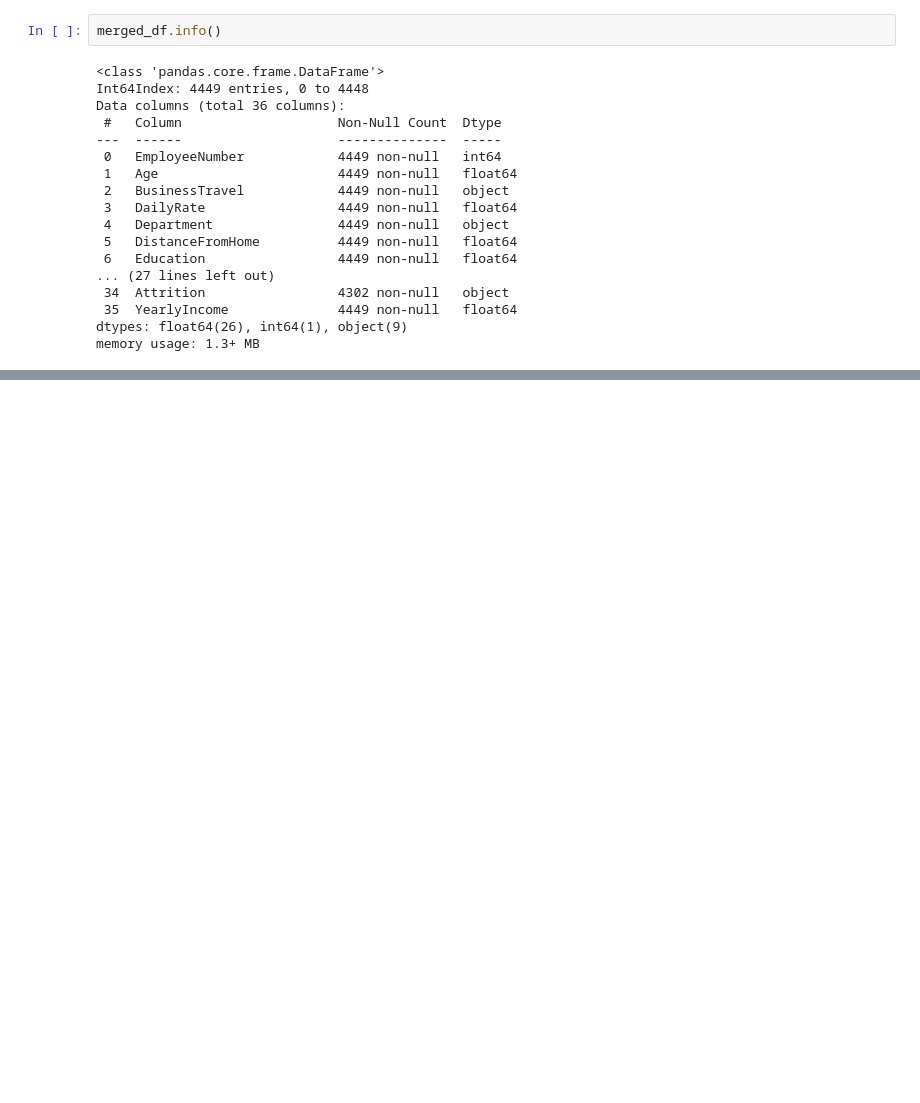
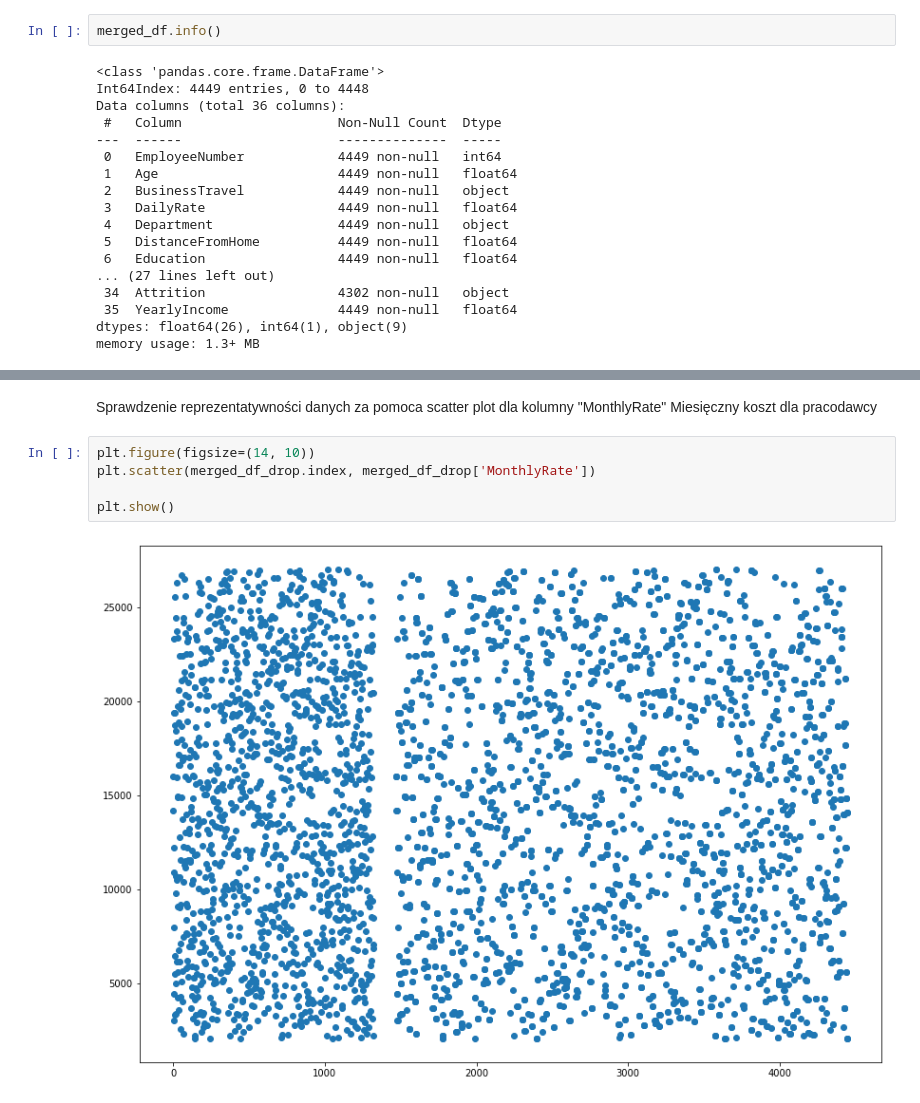
Before and after one commit to jumikao/Personal_Income_Analysis_ver2, a Jupyter notebook: ProjektKlasyfikacjaMARTA.ipynb, the cells around one changed output, grey strips where cells are left out. Saved outputs shown, nothing was run; the diff lists cells and outputs as text; blank space fills up the shorter version.

```diff
--- a/ProjektKlasyfikacjaMARTA.ipynb
+++ b/ProjektKlasyfikacjaMARTA.ipynb
@@ -216,0 +358,10 @@ memory usage: 1.3+ MB
+# %% [markdown]
+Sprawdzenie reprezentatywności danych za pomoca scatter plot dla kolumny "MonthlyRate"
+Miesięczny koszt dla pracodawcy
+# %%
+plt.figure(figsize=(14, 10))
+plt.scatter(merged_df_drop.index, merged_df_drop['MonthlyRate'])
+
+plt.show()
+# %% [output]
+[figure, added]
```
Also changed, not shown: parts of 24 cells of this notebook.
